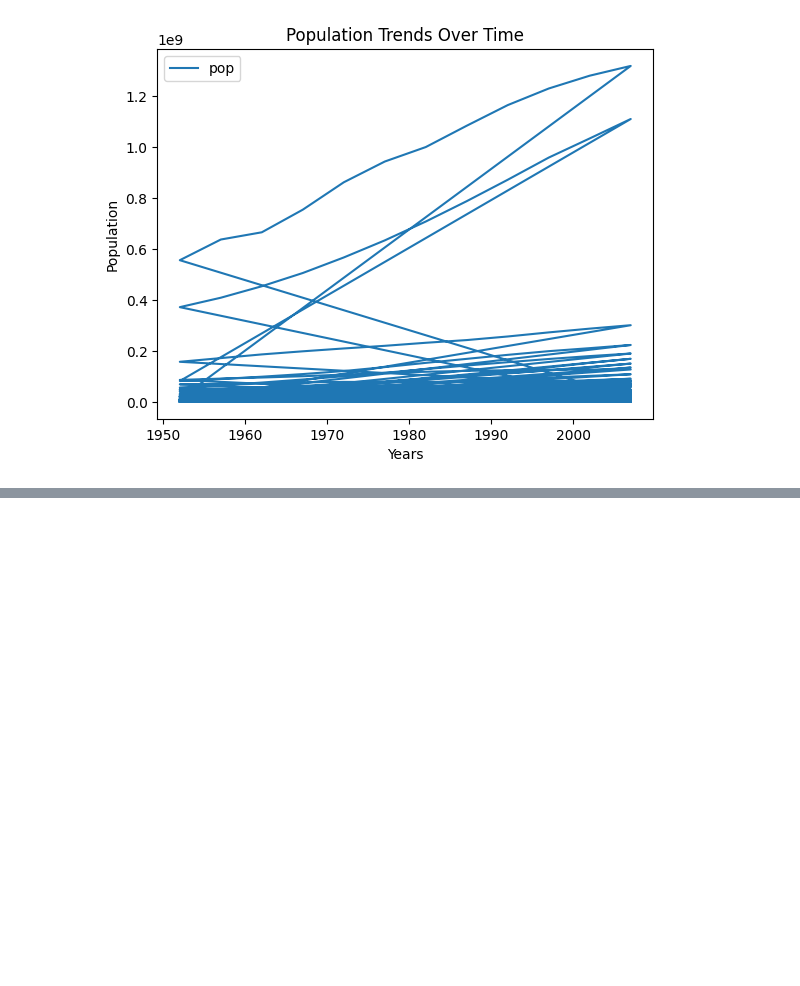
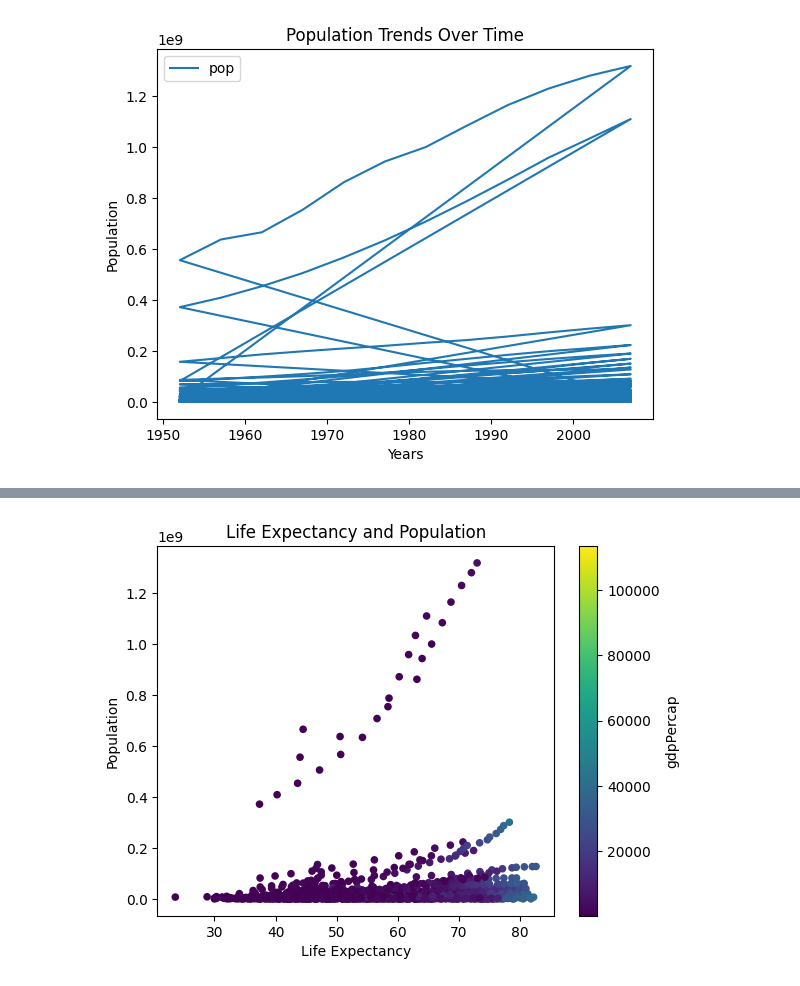
Before and after one commit to holman57/Business-Intelligence-Dashboard, a Jupyter notebook: examples/gapminder.ipynb, the cells around one changed output, grey strips where cells are left out. Saved outputs shown, nothing was run; the diff lists cells and outputs as text; code cells hidden in the pictures; blank space fills up the shorter version.

```diff
--- a/examples/gapminder.ipynb
+++ b/examples/gapminder.ipynb
@@ -40,0 +63,10 @@ plt.close(fig)
+# %%
+fig = gapminder_data.plot.scatter(x='lifeExp', y='pop', c='gdpPercap', colormap='viridis').figure
+plt.xlabel("Life Expectancy")
+plt.title("Life Expectancy and Population")
+plt.ylabel("Population")
+fig.savefig('cluster_scatter.png')
+plt.show()
+plt.close(fig)
+# %% [output]
+[figure, added]
```
Also changed, not shown: parts of 9 cells of this notebook.
